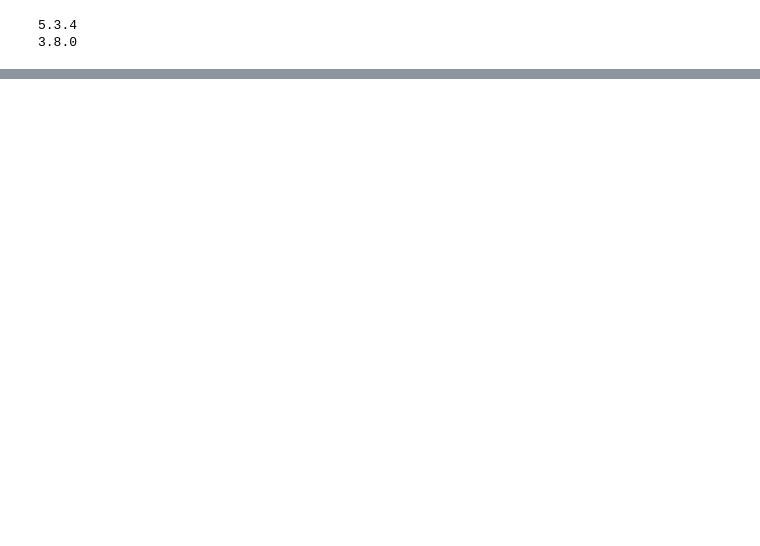
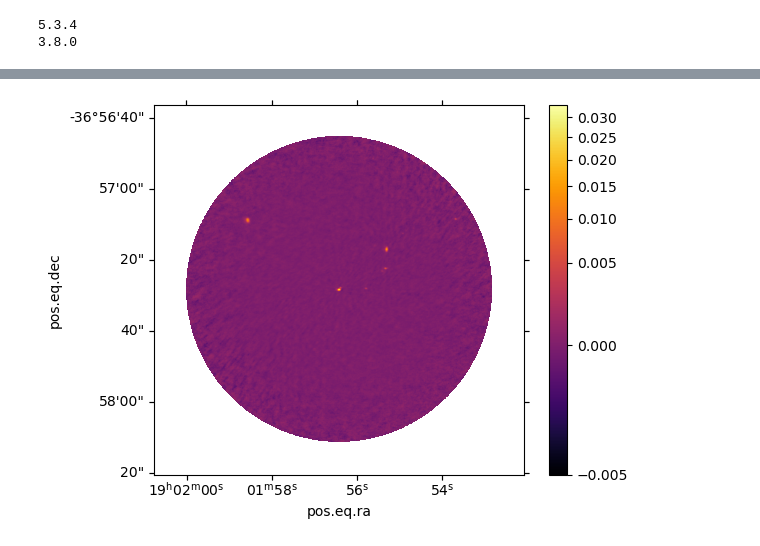
Before and after one commit to rgalvanmadrid/tutorial-Cordoba, a Jupyter notebook: RCrA-archive.ipynb, the cells around one changed output, grey strips where cells are left out. Cells and saved outputs as stored; diff of their text form; code cells hidden in the pictures; blank space fills up the shorter version.

Commit message:
Add example of manual plotting if aplpy failed

```diff
--- a/RCrA-archive.ipynb
+++ b/RCrA-archive.ipynb
@@ -189,8 +195,8 @@ Total number of FITS files after selection criteria: 129
 128 https://almascience.nrao.edu/dataPortal/member.uid___A001_X2d1f_Xb26.RCrA_IRS7B_sci.spw51.mfs.I.pbcor.fits
 # %%
 # Do the download:
-files_to_download = [2,17,31,38,69,100]
-#files_to_download = [2,17]
+#files_to_download = [2,17,31,38,69,100]
+files_to_download = [2]
 download_paths = []
 for file in files_to_download:
     download = alma.download_files([fits_urls[file]], cache=True)
@@ -268,3 +251,9 @@ print(matplotlib.__version__)
 # %% [output]
 5.3.4
 3.8.0
+# %%
+wcs = WCS(header=header)
+ax = plt.subplot(1, 1, 1, projection=wcs)
+im = ax.imshow(data, origin='lower',cmap='inferno', norm=colors.PowerNorm(gamma=0.33))
+plt.colorbar(im, ax=ax);
+# %% [output]
@@ -270,0 +264 @@ print(matplotlib.__version__)
+[figure, added]
```
Also changed, not shown: parts of 5 cells of this notebook, 2 other files.
